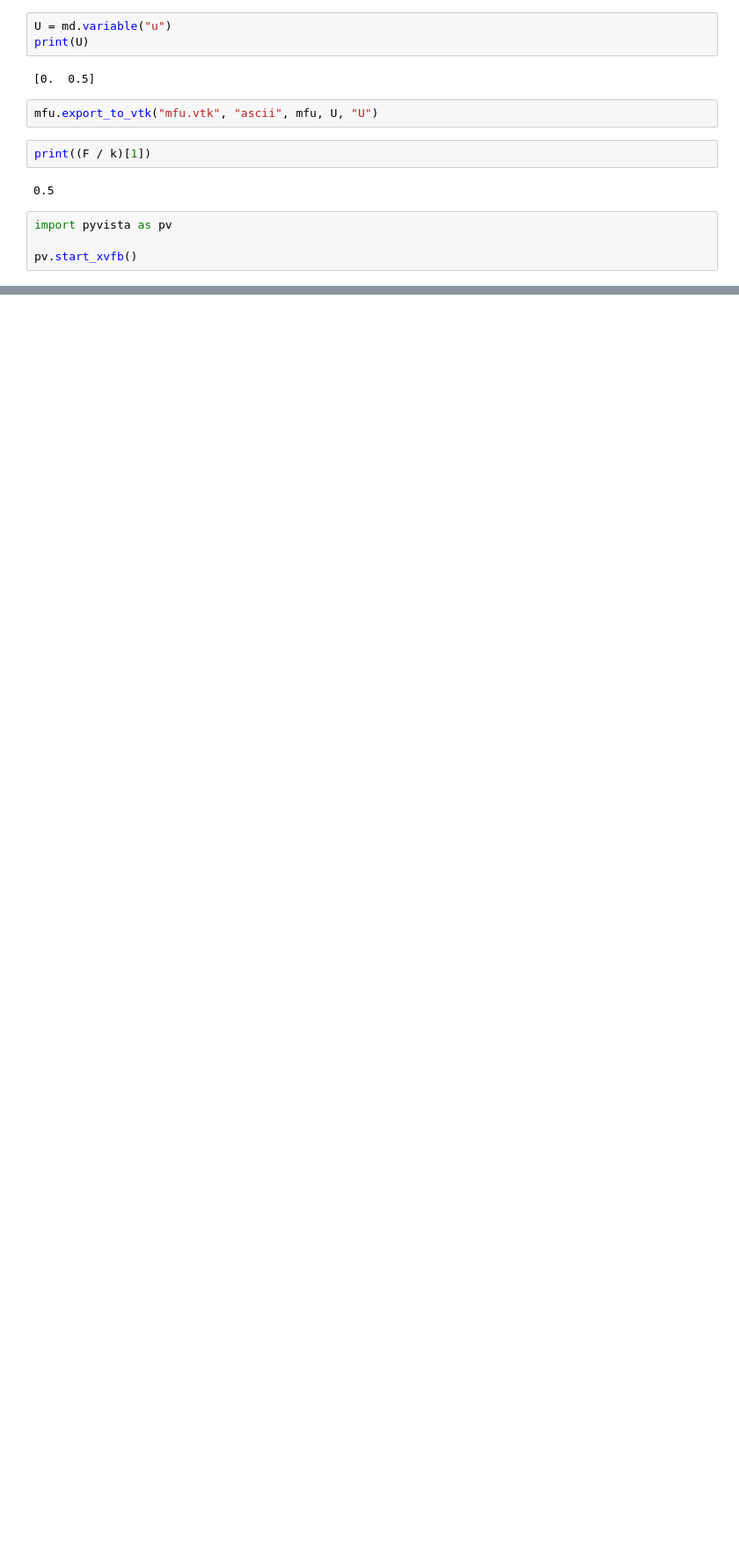
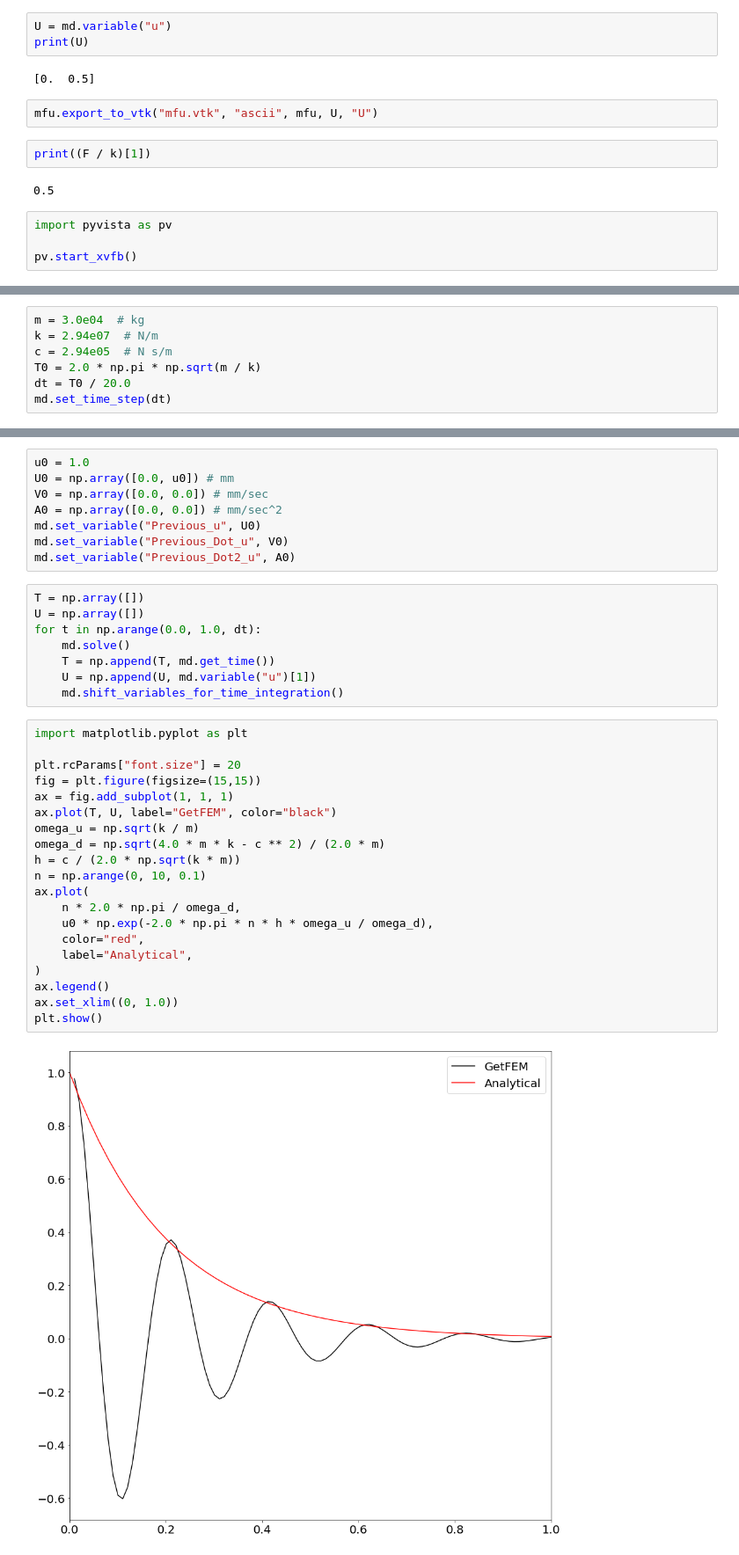
Before and after one commit to tkoyama010/python-note, a Jupyter notebook: 02-1d-spring.ipynb, the cells around one changed output, grey strips where cells are left out. Shown at 88% size. Saved outputs shown, nothing was run; the diff lists cells and outputs as text; blank space fills up the shorter version.

```diff
--- a/02-1d-spring.ipynb
+++ b/02-1d-spring.ipynb
@@ -181,0 +189,7 @@ m.plot(jupyter_backend="static")
+# %%
+m = 3.0e04  # kg
+k = 2.94e07  # N/m
+c = 2.94e05  # N s/m
+T0 = 2.0 * np.pi * np.sqrt(m / k)
+dt = T0 / 20.0
+md.set_time_step(dt)
@@ -181,0 +211,38 @@ m.plot(jupyter_backend="static")
+# %%
+u0 = 1.0
+U0 = np.array([0.0, u0]) # mm
+V0 = np.array([0.0, 0.0]) # mm/sec
+A0 = np.array([0.0, 0.0]) # mm/sec^2
+md.set_variable("Previous_u", U0)
+md.set_variable("Previous_Dot_u", V0)
+md.set_variable("Previous_Dot2_u", A0)
+# %%
+T = np.array([])
+U = np.array([])
+for t in np.arange(0.0, 1.0, dt):
+    md.solve()
+    T = np.append(T, md.get_time())
+    U = np.append(U, md.variable("u")[1])
+    md.shift_variables_for_time_integration()
+# %%
+import matplotlib.pyplot as plt
+
+plt.rcParams["font.size"] = 20
+fig = plt.figure(figsize=(15,15))
+ax = fig.add_subplot(1, 1, 1)
+ax.plot(T, U, label="GetFEM", color="black")
+omega_u = np.sqrt(k / m)
+omega_d = np.sqrt(4.0 * m * k - c ** 2) / (2.0 * m)
+h = c / (2.0 * np.sqrt(k * m))
+n = np.arange(0, 10, 0.1)
+ax.plot(
+    n * 2.0 * np.pi / omega_d,
+    u0 * np.exp(-2.0 * np.pi * n * h * omega_u / omega_d),
+    color="red",
+    label="Analytical",
+)
+ax.legend()
+ax.set_xlim((0, 1.0))
+plt.show()
+# %% [output]
+[figure, added]
```
Also changed, not shown: parts of 3 cells of this notebook.
